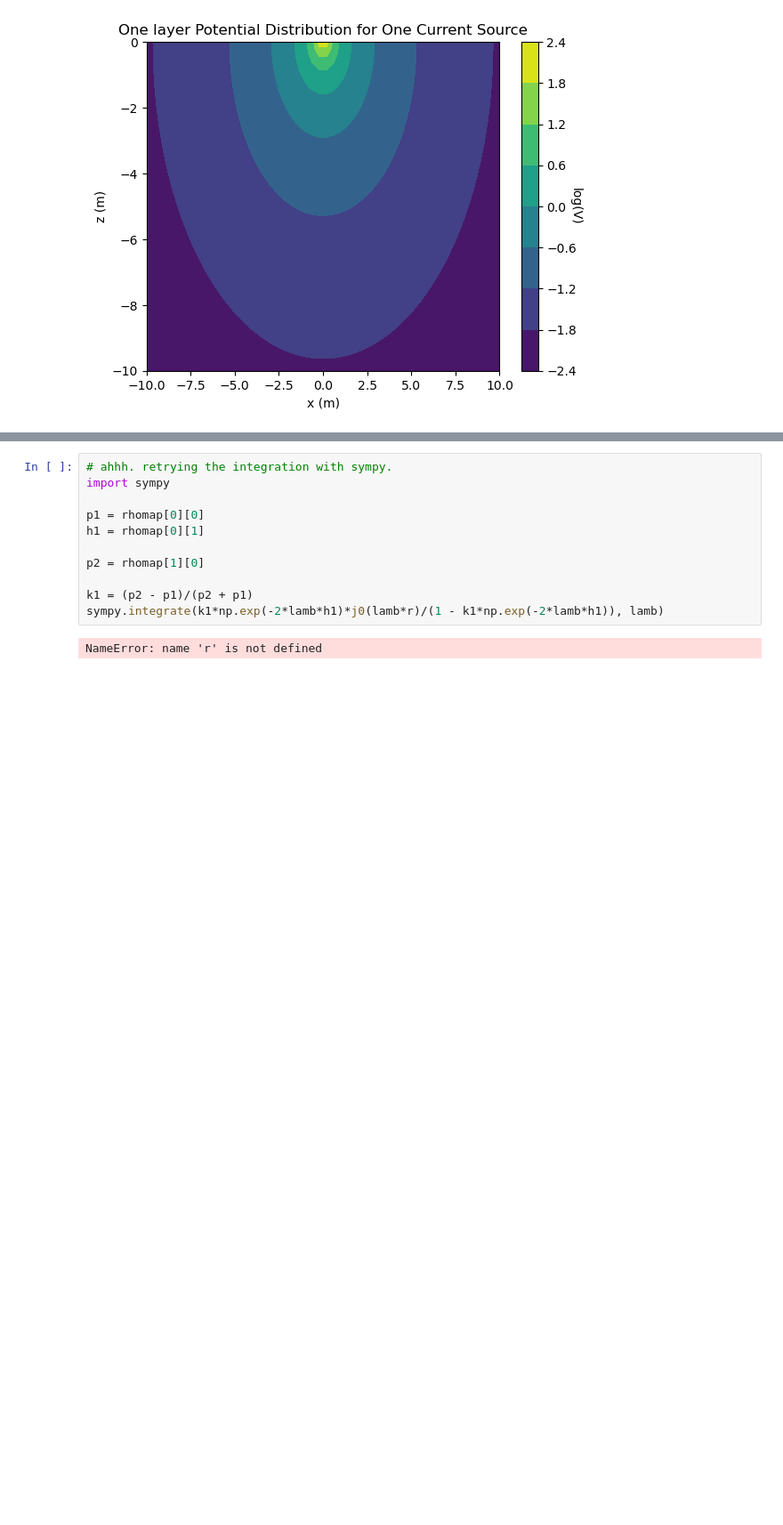
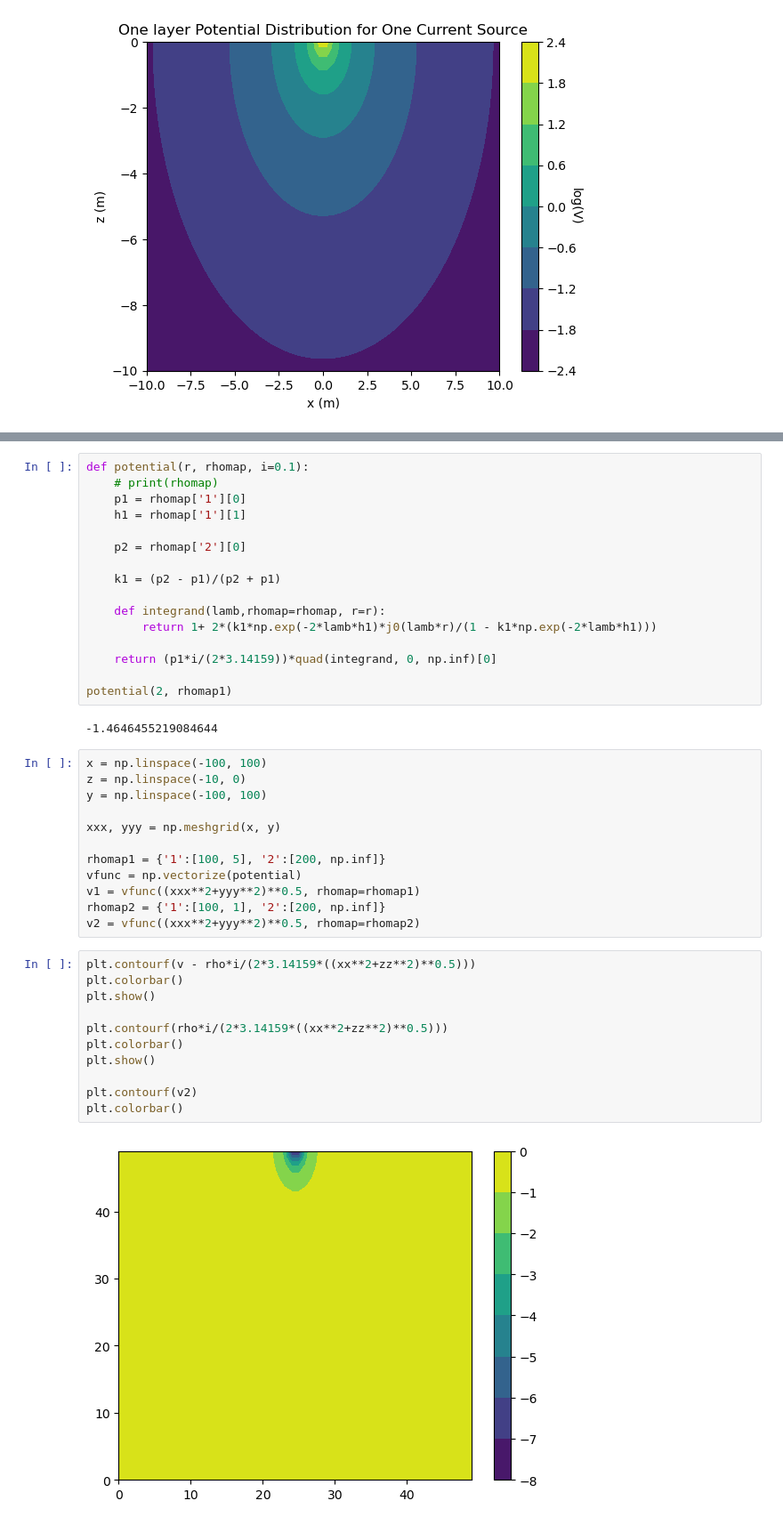
Before and after one commit to GarimaPrabhakar/bert-practice, a Jupyter notebook: tryingstuff/1dvesmemo.ipynb, the cells around one changed output, grey strips where cells are left out. Shown: that part at 89% size. Cells and saved outputs as stored; diff of their text form; blank space fills up the shorter version.

Commit message:
playing around with 4t/measurement board error and 1d ves

```diff
--- a/tryingstuff/1dvesmemo.ipynb
+++ b/tryingstuff/1dvesmemo.ipynb
@@ -103,13 +103,43 @@ quad(integrand, 0, np.inf)
 # %%
-# ahhh. retrying the integration with sympy.
-import sympy
+def potential(r, rhomap, i=0.1):
+    # print(rhomap)
+    p1 = rhomap['1'][0]
+    h1 = rhomap['1'][1]
 
-p1 = rhomap[0][0]
-h1 = rhomap[0][1]
+    p2 = rhomap['2'][0]
 
-p2 = rhomap[1][0]
+    k1 = (p2 - p1)/(p2 + p1)
 
-k1 = (p2 - p1)/(p2 + p1)
-sympy.integrate(k1*np.exp(-2*lamb*h1)*j0(lamb*r)/(1 - k1*np.exp(-2*lamb*h1)), lamb)
+    def integrand(lamb,rhomap=rhomap, r=r):
+        return 1+ 2*(k1*np.exp(-2*lamb*h1)*j0(lamb*r)/(1 - k1*np.exp(-2*lamb*h1)))
+
+    return (p1*i/(2*3.14159))*quad(integrand, 0, np.inf)[0]
+
+potential(2, rhomap1)
 # %% [output]
-NameError: name 'r' is not defined
+-1.4646455219084644
+# %%
+x = np.linspace(-100, 100)
+z = np.linspace(-10, 0)
+y = np.linspace(-100, 100)
+
+xxx, yyy = np.meshgrid(x, y)
+
+rhomap1 = {'1':[100, 5], '2':[200, np.inf]}
+vfunc = np.vectorize(potential)
+v1 = vfunc((xxx**2+yyy**2)**0.5, rhomap=rhomap1)
+rhomap2 = {'1':[100, 1], '2':[200, np.inf]}
+v2 = vfunc((xxx**2+yyy**2)**0.5, rhomap=rhomap2)
+# %%
+plt.contourf(v - rho*i/(2*3.14159*((xx**2+zz**2)**0.5)))
+plt.colorbar()
+plt.show()
+
+plt.contourf(rho*i/(2*3.14159*((xx**2+zz**2)**0.5)))
+plt.colorbar()
+plt.show()
+
+plt.contourf(v2)
+plt.colorbar()
+# %% [output]
+[figure, added]
```
Also changed, not shown: parts of 3 cells of this notebook, 7 other files.
